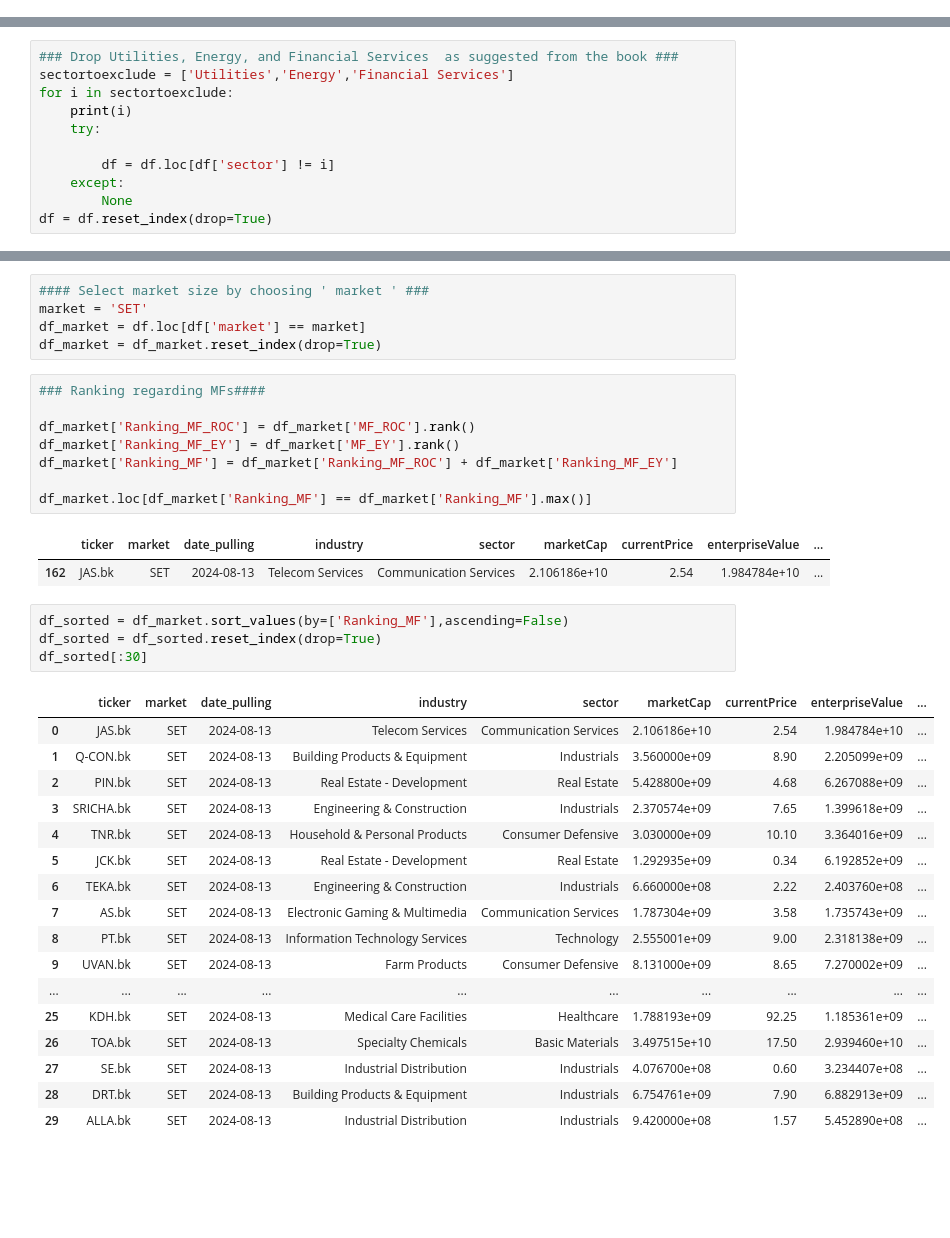
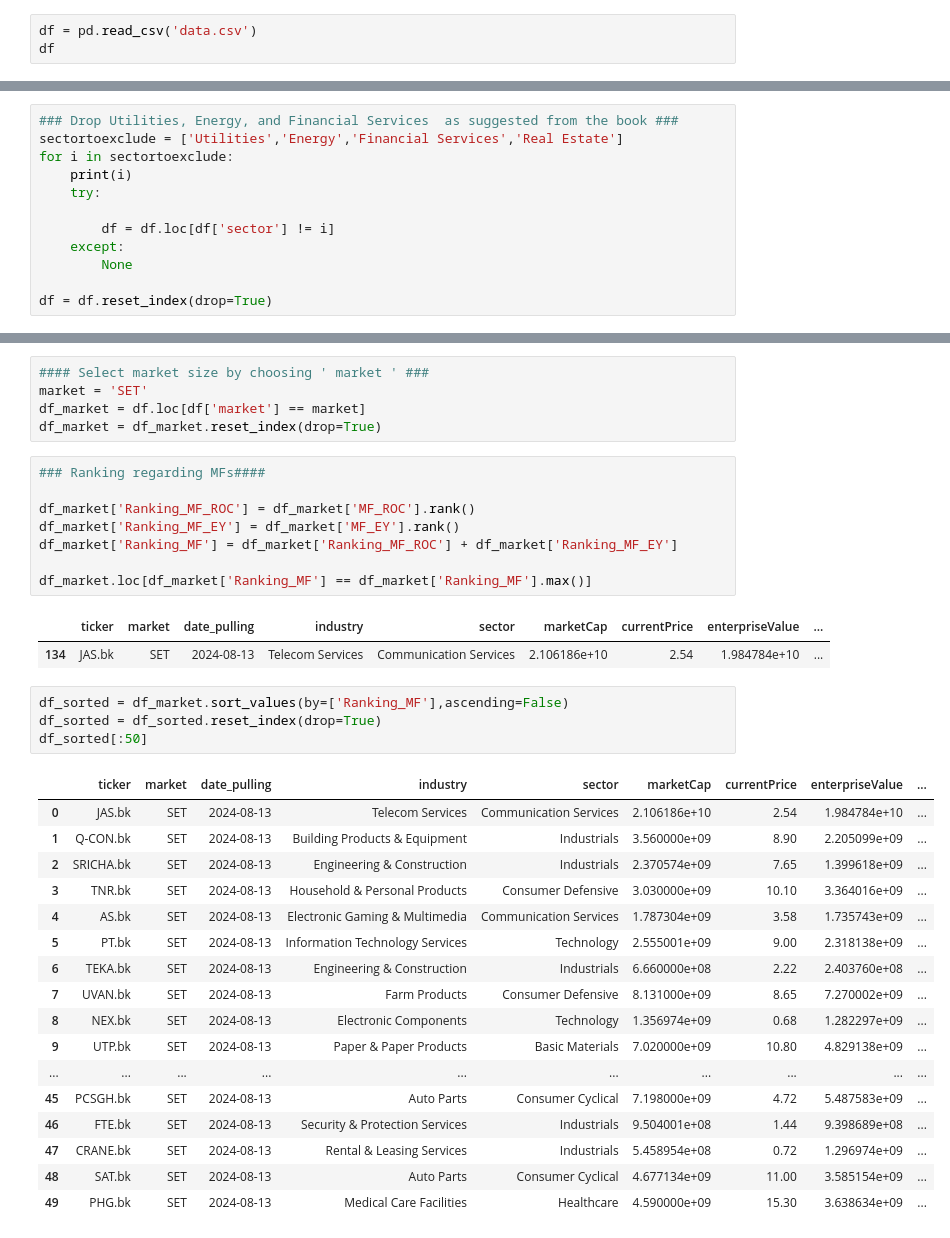
Before and after one commit to NarasetS/StockTH_MagicFormula, a Jupyter notebook: magicformulaonthstock.ipynb, the cells around one changed output, grey strips where cells are left out. Saved outputs shown, nothing was run; the diff lists cells and outputs as text; blank space fills up the shorter version.

```diff
--- a/magicformulaonthstock.ipynb
+++ b/magicformulaonthstock.ipynb
@@ -131,0 +125,3 @@ array(['Basic Materials', 'Industrials', 'Real Estate',
+# %%
+df = pd.read_csv('data.csv')
+df
@@ -132,6 +163,6 @@ array(['Basic Materials', 'Industrials', 'Real Estate',
 # %%
 ### Drop Utilities, Energy, and Financial Services  as suggested from the book ###
-sectortoexclude = ['Utilities','Energy','Financial Services']
+sectortoexclude = ['Utilities','Energy','Financial Services','Real Estate']
 for i in sectortoexclude:
     print(i)
     try:
@@ -139,6 +170,7 @@ for i in sectortoexclude:
         df = df.loc[df['sector'] != i]
     except:
         None
+
 df = df.reset_index(drop=True)
 # %% [output]
 Utilities
@@ -159,26 +192,26 @@ df_market['Ranking_MF'] = df_market['Ranking_MF_ROC'] + df_market['Ranking_MF_EY
 df_market.loc[df_market['Ranking_MF'] == df_market['Ranking_MF'].max()]
 # %% [output]
 |  | ticker | market | date_pulling | industry | sector | marketCap | currentPrice | enterpriseValue | ... |
-| 162 | JAS.bk | SET | 2024-08-13 | Telecom Services | Communication Services | 2.106186e+10 | 2.54 | 1.984784e+10 | ... |
+| 134 | JAS.bk | SET | 2024-08-13 | Telecom Services | Communication Services | 2.106186e+10 | 2.54 | 1.984784e+10 | ... |
 # %%
 df_sorted = df_market.sort_values(by=['Ranking_MF'],ascending=False)
 df_sorted = df_sorted.reset_index(drop=True)
-df_sorted[:30]
+df_sorted[:50]
 # %% [output]
 |  | ticker | market | date_pulling | industry | sector | marketCap | currentPrice | enterpriseValue | ... |
 | 0 | JAS.bk | SET | 2024-08-13 | Telecom Services | Communication Services | 2.106186e+10 | 2.54 | 1.984784e+10 | ... |
 | 1 | Q-CON.bk | SET | 2024-08-13 | Building Products & Equipment | Industrials | 3.560000e+09 | 8.90 | 2.205099e+09 | ... |
-| 2 | PIN.bk | SET | 2024-08-13 | Real Estate - Development | Real Estate | 5.428800e+09 | 4.68 | 6.267088e+09 | ... |
-| 3 | SRICHA.bk | SET | 2024-08-13 | Engineering & Construction | Industrials | 2.370574e+09 | 7.65 | 1.399618e+09 | ... |
-| 4 | TNR.bk | SET | 2024-08-13 | Household & Personal Products | Consumer Defensive | 3.030000e+09 | 10.10 | 3.364016e+09 | ... |
-| 5 | JCK.bk | SET | 2024-08-13 | Real Estate - Development | Real Estate | 1.292935e+09 | 0.34 | 6.192852e+09 | ... |
+| 2 | SRICHA.bk | SET | 2024-08-13 | Engineering & Construction | Industrials | 2.370574e+09 | 7.65 | 1.399618e+09 | ... |
+| 3 | TNR.bk | SET | 2024-08-13 | Household & Personal Products | Consumer Defensive | 3.030000e+09 | 10.10 | 3.364016e+09 | ... |
+| 4 | AS.bk | SET | 2024-08-13 | Electronic Gaming & Multimedia | Communication Services | 1.787304e+09 | 3.58 | 1.735743e+09 | ... |
+| 5 | PT.bk | SET | 2024-08-13 | Information Technology Services | Technology | 2.555001e+09 | 9.00 | 2.318138e+09 | ... |
 | 6 | TEKA.bk | SET | 2024-08-13 | Engineering & Construction | Industrials | 6.660000e+08 | 2.22 | 2.403760e+08 | ... |
-| 7 | AS.bk | SET | 2024-08-13 | Electronic Gaming & Multimedia | Communication Services | 1.787304e+09 | 3.58 | 1.735743e+09 | ... |
-| 8 | PT.bk | SET | 2024-08-13 | Information Technology Services | Technology | 2.555001e+09 | 9.00 | 2.318138e+09 | ... |
-| 9 | UVAN.bk | SET | 2024-08-13 | Farm Products | Consumer Defensive | 8.131000e+09 | 8.65 | 7.270002e+09 | ... |
+| 7 | UVAN.bk | SET | 2024-08-13 | Farm Products | Consumer Defensive | 8.131000e+09 | 8.65 | 7.270002e+09 | ... |
+| 8 | NEX.bk | SET | 2024-08-13 | Electronic Components | Technology | 1.356974e+09 | 0.68 | 1.282297e+09 | ... |
+| 9 | UTP.bk | SET | 2024-08-13 | Paper & Paper Products | Basic Materials | 7.020000e+09 | 10.80 | 4.829138e+09 | ... |
 | ... | ... | ... | ... | ... | ... | ... | ... | ... | ... |
-| 25 | KDH.bk | SET | 2024-08-13 | Medical Care Facilities | Healthcare | 1.788193e+09 | 92.25 | 1.185361e+09 | ... |
-| 26 | TOA.bk | SET | 2024-08-13 | Specialty Chemicals | Basic Materials | 3.497515e+10 | 17.50 | 2.939460e+10 | ... |
-| 27 | SE.bk | SET | 2024-08-13 | Industrial Distribution | Industrials | 4.076700e+08 | 0.60 | 3.234407e+08 | ... |
-| 28 | DRT.bk | SET | 2024-08-13 | Building Products & Equipment | Industrials | 6.754761e+09 | 7.90 | 6.882913e+09 | ... |
-| 29 | ALLA.bk | SET | 2024-08-13 | Industrial Distribution | Industrials | 9.420000e+08 | 1.57 | 5.452890e+08 | ... |
+| 45 | PCSGH.bk | SET | 2024-08-13 | Auto Parts | Consumer Cyclical | 7.198000e+09 | 4.72 | 5.487583e+09 | ... |
+| 46 | FTE.bk | SET | 2024-08-13 | Security & Protection Services | Industrials | 9.504001e+08 | 1.44 | 9.398689e+08 | ... |
+| 47 | CRANE.bk | SET | 2024-08-13 | Rental & Leasing Services | Industrials | 5.458954e+08 | 0.72 | 1.296974e+09 | ... |
+| 48 | SAT.bk | SET | 2024-08-13 | Auto Parts | Consumer Cyclical | 4.677134e+09 | 11.00 | 3.585154e+09 | ... |
+| 49 | PHG.bk | SET | 2024-08-13 | Medical Care Facilities | Healthcare | 4.590000e+09 | 15.30 | 3.638634e+09 | ... |
```
Also changed, not shown: parts of 4 cells of this notebook.
